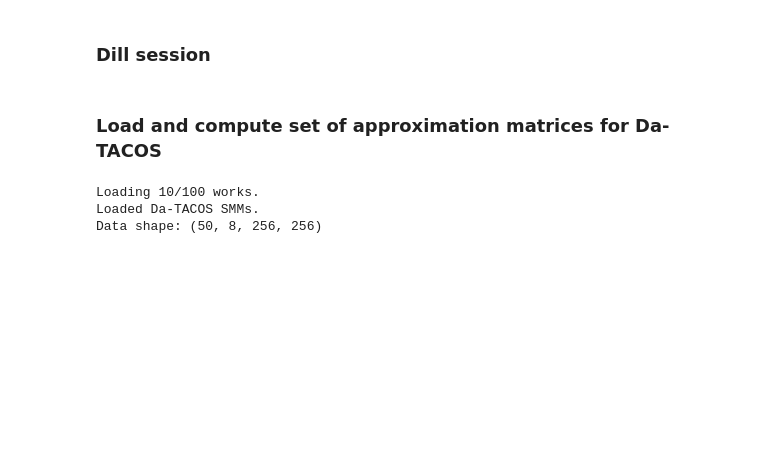
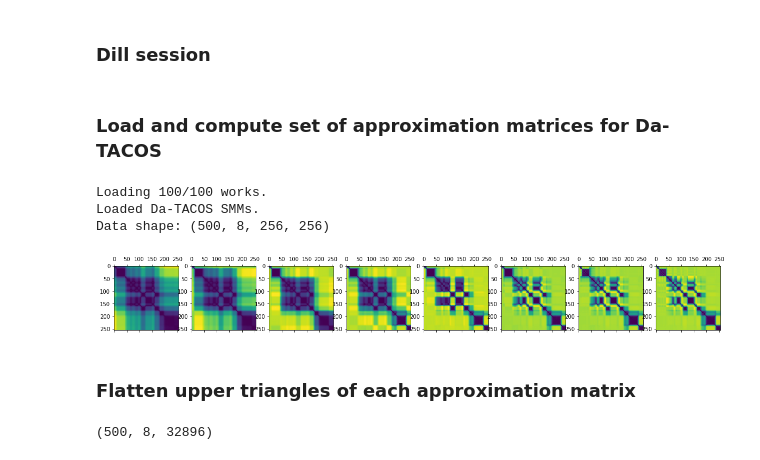
Before and after one commit to chrispla/structure_representation, a Jupyter notebook: structure_datacos.ipynb, the cells around one changed output. Cells and saved outputs as stored; diff of their text form; code cells hidden in the pictures; blank space fills up the shorter version.

Commit message:
low rank approximations and flattened upper triangle

```diff
--- a/structure_datacos.ipynb
+++ b/structure_datacos.ipynb
@@ -43,6 +43,7 @@ count = 0
 W_count=0
 P_count = 0
 all_sets = []
+all_shapeDNAs = []
 all_WP = []
 y = []
 for W in benchmark_metadata.keys():
@@ -80,9 +81,9 @@ for W in benchmark_metadata.keys():
             #Laplacian eigenvalues and eigenvectors
             evals, evecs = eigh(L)
 
-            ##Shape DNA
-            #shapeDNA = evals[:30]
-            #all_shapeDNA.append(shapeDNA)
+            #Shape DNA
+            shapeDNA = evals[:30]
+            all_shapeDNAs.append(shapeDNA)
 
             #Hierarchical structure
             evecs = median_filter(evecs, size=(9, 1))
@@ -109,14 +110,15 @@ for W in benchmark_metadata.keys():
         W_count +=1
         sys.stdout.write("\rLoading %i/100 works." % W_count)
         sys.stdout.flush()
-        if (W_count >= 10):
+        if (W_count >= 100):
             break
 
 all_sets = np.asarray(all_sets)
+all_shapeDNAs = np.asarray(all_shapeDNAs)
 
 print("\nLoaded Da-TACOS SMMs.")
 print("Data shape:", all_sets.shape)
 # %% [output]
-Loading 10/100 works.
+Loading 100/100 works.
 Loaded Da-TACOS SMMs.
-Data shape: (50, 8, 256, 256)
+Data shape: (500, 8, 256, 256)
@@ -122,0 +127,19 @@ Data shape: (50, 8, 256, 256)
+# %%
+fig, axs = plt.subplots(1, kmax-kmin, figsize=(20, 20))
+for i in range(kmax-kmin):
+    axs[i].matshow(all_sets[0][i])
+plt.show()
+# %% [output]
+[figure, added]
+# %% [markdown]
+### Flatten upper triangles of each approximation matrix
+# %%
+all_flatsets = []
+for i in range(all_sets.shape[0]):
+    all_flatsets.append([])
+    for j in range(all_sets.shape[1]):
+        all_flatsets[i].append((all_sets[i][j])[np.triu_indices(all_sets[i][j].shape[0])])
+all_flatsets = np.asarray(all_flatsets)
+print(all_flatsets.shape)
+# %% [output]
+(500, 8, 32896)
```
Also changed, not shown: parts of 1 cell of this notebook.
